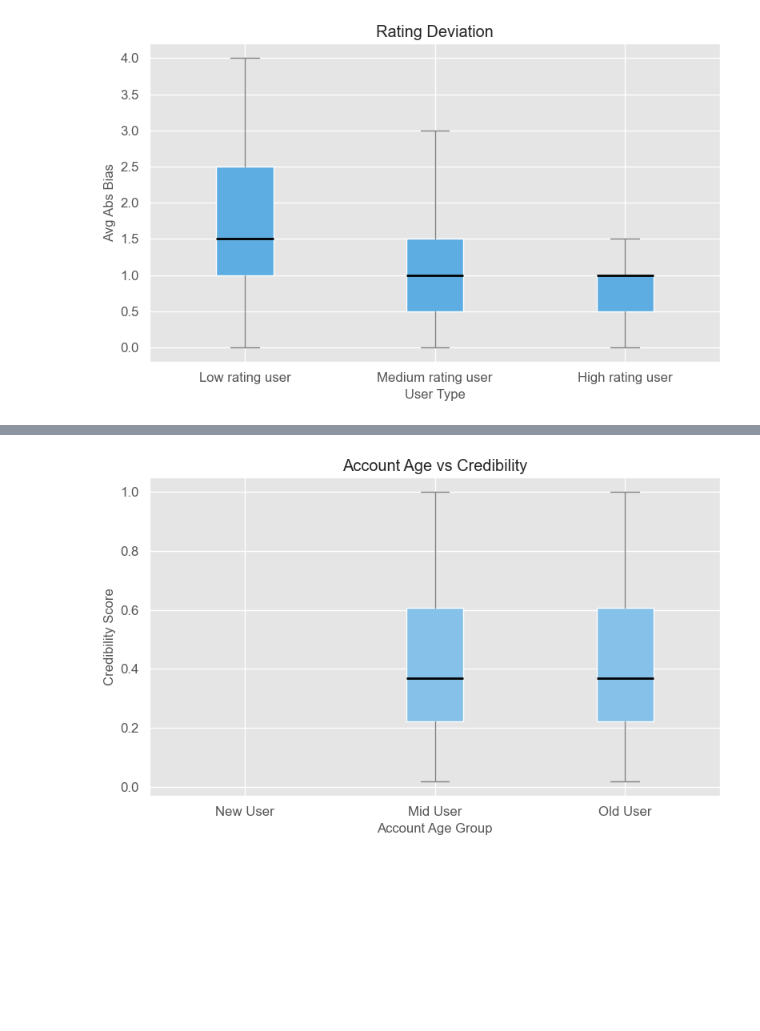
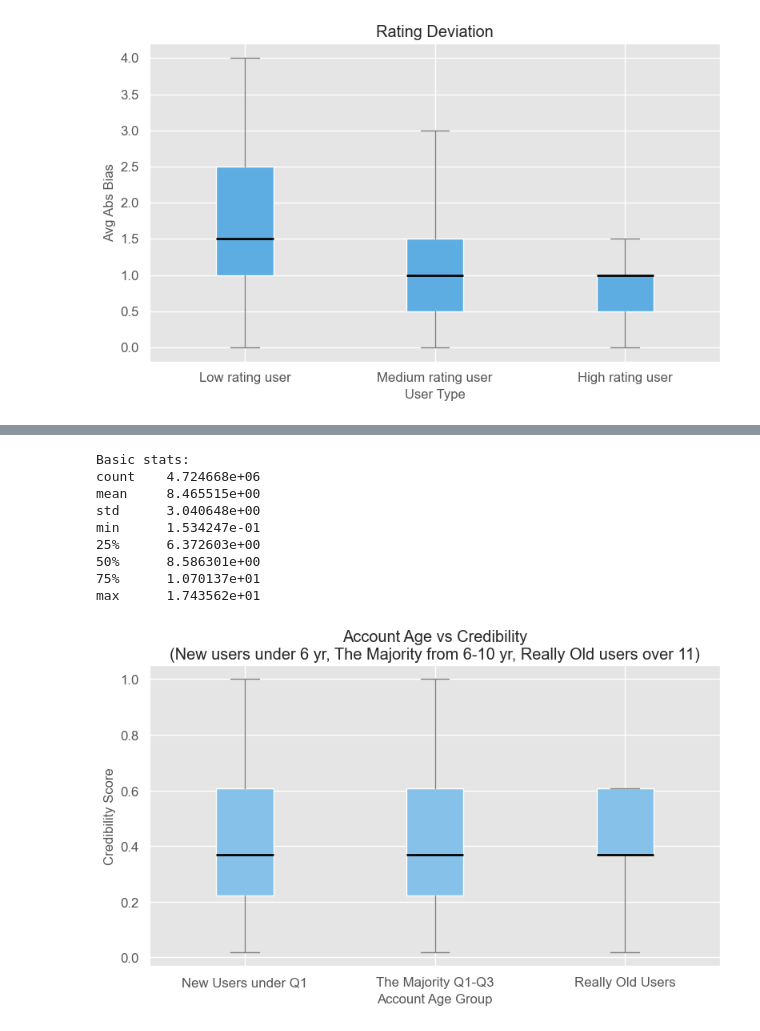
Before and after one commit to Bot-Tomchen/Data1030FinalProject, a Jupyter notebook: Final Project V1.ipynb, the cells around one changed output, grey strips where cells are left out. Drawn from its saved outputs; the diff is of its cells as text; code cells hidden in the pictures; blank space fills up the shorter version.

```diff
--- a/Final Project V1.ipynb
+++ b/Final Project V1.ipynb
@@ -503,36 +561,49 @@ plt.show()
 # %%
-# --- 账户年龄 vs 可信度 ---
+#plot 3
 plot3 = df[['account_age', 'credibility_score']].copy()
-
+#check some basic data for classify age groups
+ages = df['account_age'].dropna().astype(float)
+print("\nBasic stats:")
+print(ages.describe().to_string())
 def classify_age(x):
-    if x < 2:
-        return "New User"
-    elif x < 5:
-        return "Mid User"
+    if x < 6:
+        return "New Users under Q1"
+    elif x < 11:
+        return "The Majority Q1-Q3"
     else:
-        return "Old User"
+        return "Really Old Users"
 
 plot3['age_group'] = plot3['account_age'].apply(classify_age)
-order = ["New User", "Mid User", "Old User"]
+order = ["New Users under Q1", "The Majority Q1-Q3", "Really Old Users"]
 
 plt.figure(figsize=(8,5))
 data_to_plot = [plot3.loc[plot3['age_group'] == g, 'credibility_score'] for g in order]
 
 plt.boxplot(
     data_to_plot,
     labels=order,
     patch_artist=True,
     boxprops=dict(facecolor='#85C1E9', color='white'),
     medianprops=dict(color='black', linewidth=2),
     whiskerprops=dict(color='gray'),
     capprops=dict(color='gray'),
     showfliers=False
 )
 plt.xlabel("Account Age Group")
 plt.ylabel("Credibility Score")
-plt.title("Account Age vs Credibility")
+plt.title("Account Age vs Credibility\n"
+          "(New users under 6 yr, The Majority from 6-10 yr, Really Old users over 11)")
 plt.tight_layout()
 plt.show()
 # %% [output]
+Basic stats:
+count    4.724668e+06
+mean     8.465515e+00
+std      3.040648e+00
+min      1.534247e-01
+25%      6.372603e+00
+50%      8.586301e+00
+75%      1.070137e+01
+max      1.743562e+01
-[figure, old version]
+[figure, new version]
 # %%
```
Also changed, not shown: parts of 6 cells of this notebook.
